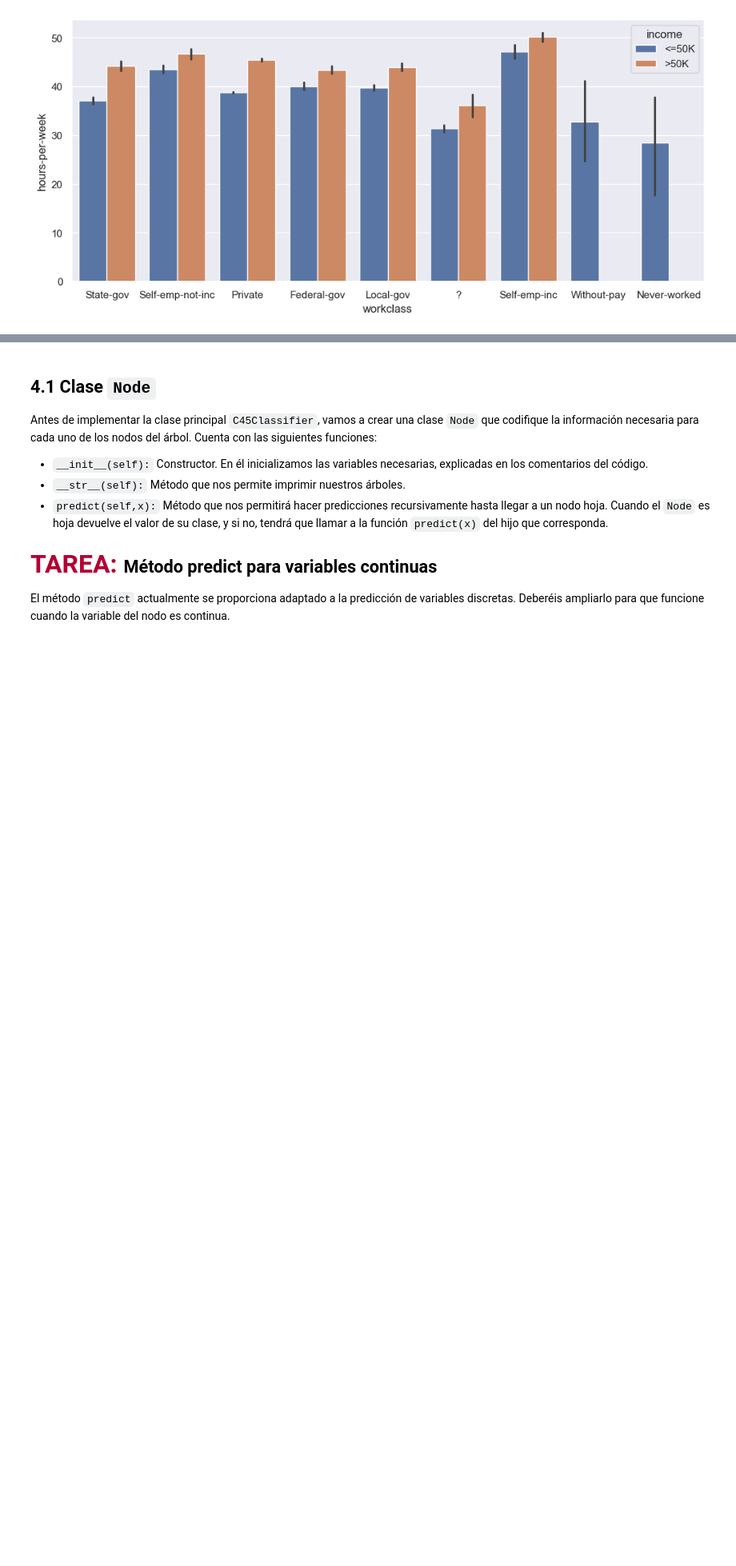
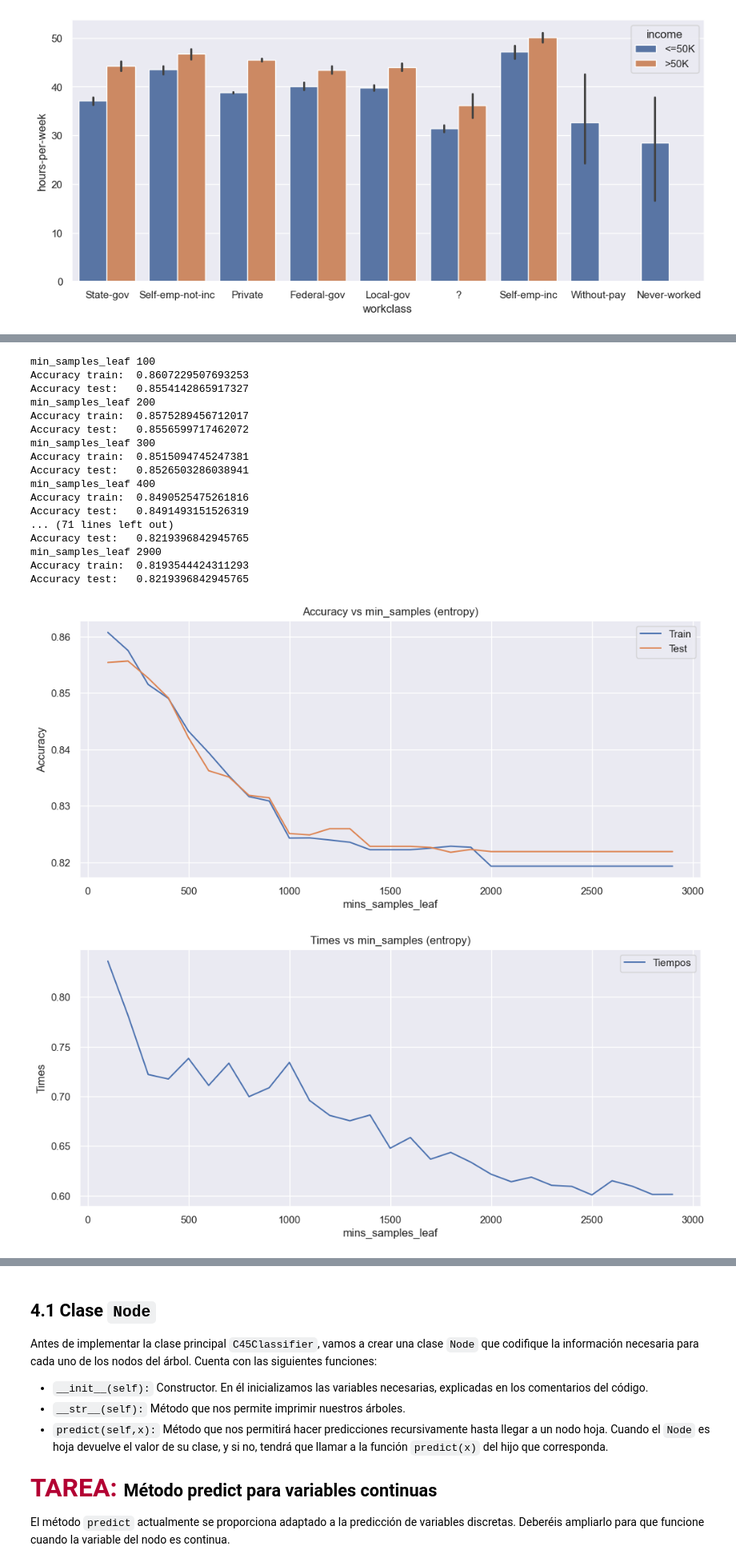
Before and after one commit to GuillermoMorcillo/pr-ctica1, a Jupyter notebook: Practica_1_2025.ipynb, the cells around one changed output, grey strips where cells are left out. Shown at 80% size. Drawn from its saved outputs; the diff is of its cells as text; code cells hidden in the pictures; blank space fills up the shorter version.

```diff
--- a/Practica_1_2025.ipynb
+++ b/Practica_1_2025.ipynb
@@ -566,0 +571,54 @@ gini
+# %%
+#Aqui realizaremos los experimentos para distinto numero minimo de ejemplos por hoja, manteniendo max_depth = 15
+for c in criterios:
+    tiempos = []
+    precision = []
+    precision_test = []
+    for i in range (100,3000,100): #Variamos min samples leaf
+      print("min_samples_leaf", i )
+      inicio = t.time()
+      p,p_t = experimento(df,df_test,c,15,i) #Hacer el experimento con profundidad 15
+      tiempos.append(t.time() - inicio)
+      precision.append(p)
+      precision_test.append(p_t)
+
+
+    #Hago las gráficas
+    min_samples = list(range(100,3000,100))
+
+    plt.figure()
+    plt.plot(min_samples, precision, label="Train")
+    plt.plot(min_samples, precision_test, label="Test")
+    plt.xlabel("mins_samples_leaf")
+    plt.ylabel("Accuracy")
+    plt.title(f"Accuracy vs min_samples ({c})")
+    plt.legend()
+    plt.show()
+
+    plt.figure()
+    plt.plot(min_samples, tiempos, label="Tiempos")
+    plt.xlabel("mins_samples_leaf")
+    plt.ylabel("Times")
+    plt.title(f"Times vs min_samples ({c})")
+    plt.legend()
+    plt.show()
+# %% [output]
+min_samples_leaf 100
+Accuracy train:  0.8607229507693253
+Accuracy test:   0.8554142865917327
+min_samples_leaf 200
+Accuracy train:  0.8575289456712017
+Accuracy test:   0.8556599717462072
+min_samples_leaf 300
+Accuracy train:  0.8515094745247381
+Accuracy test:   0.8526503286038941
+min_samples_leaf 400
+Accuracy train:  0.8490525475261816
+Accuracy test:   0.8491493151526319
+... (71 lines left out)
+Accuracy test:   0.8219396842945765
+min_samples_leaf 2900
+Accuracy train:  0.8193544424311293
+Accuracy test:   0.8219396842945765
+[figure, added]
+[figure, added]
```
Also changed, not shown: parts of 7 cells of this notebook.
